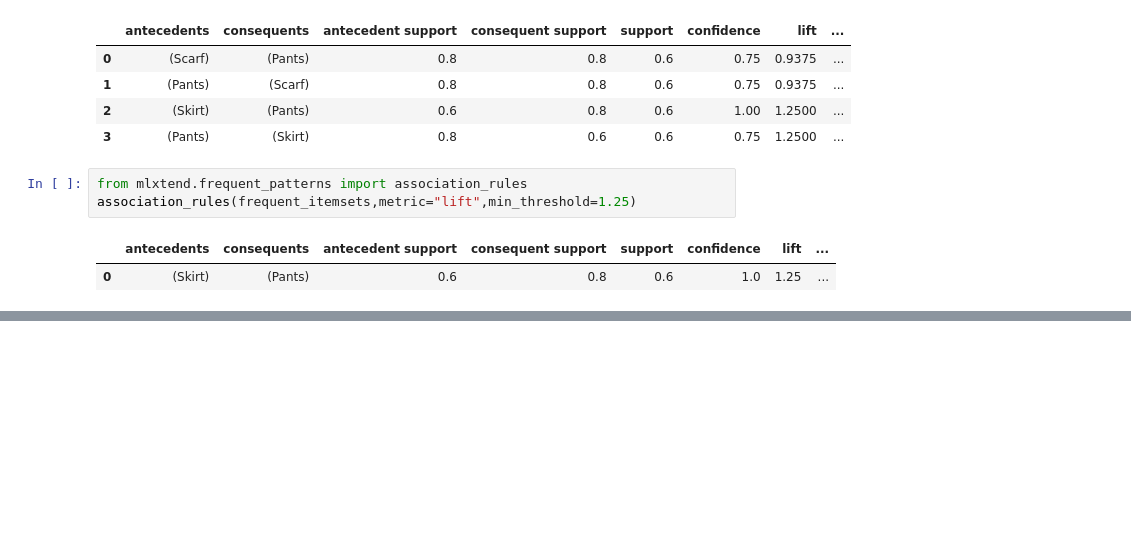
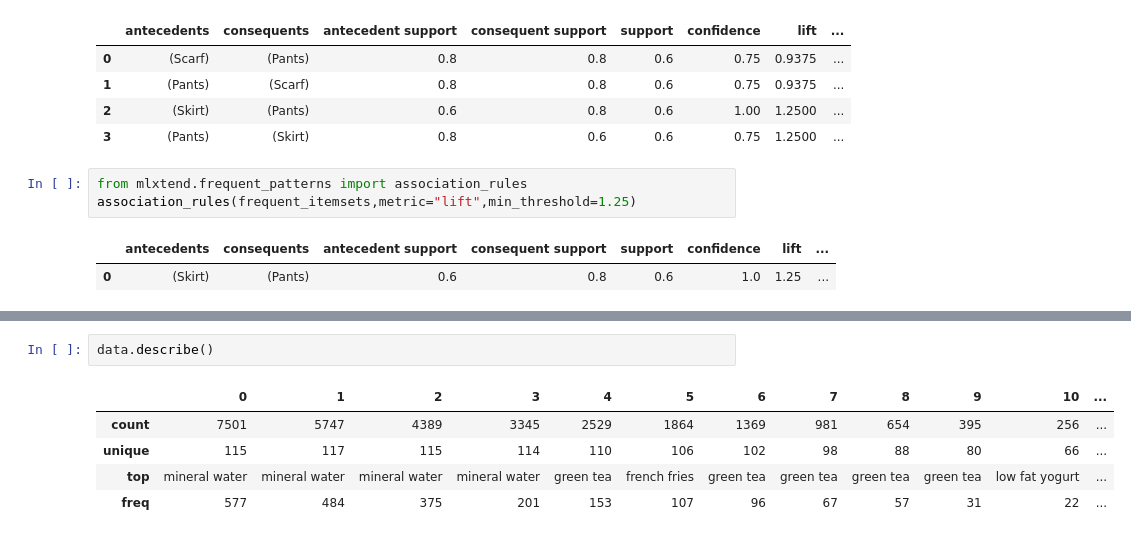
Before and after one commit to abdallah12344/gomycode-, a Jupyter notebook: Unsupervised Association Rules.ipynb, the cells around one changed output, grey strips where cells are left out. Cells and saved outputs as stored; diff of their text form; blank space fills up the shorter version.

```diff
--- a/Unsupervised Association Rules.ipynb
+++ b/Unsupervised Association Rules.ipynb
@@ -64,0 +98,8 @@ association_rules(frequent_itemsets,metric="lift",min_threshold=1.25)
+# %%
+data.describe()
+# %% [output]
+|  | 0 | 1 | 2 | 3 | 4 | 5 | 6 | 7 | 8 | 9 | 10 | ... |
+| count | 7501 | 5747 | 4389 | 3345 | 2529 | 1864 | 1369 | 981 | 654 | 395 | 256 | ... |
+| unique | 115 | 117 | 115 | 114 | 110 | 106 | 102 | 98 | 88 | 80 | 66 | ... |
+| top | mineral water | mineral water | mineral water | mineral water | green tea | french fries | green tea | green tea | green tea | green tea | low fat yogurt | ... |
+| freq | 577 | 484 | 375 | 201 | 153 | 107 | 96 | 67 | 57 | 31 | 22 | ... |
```
Also changed, not shown: parts of 12 cells of this notebook.
